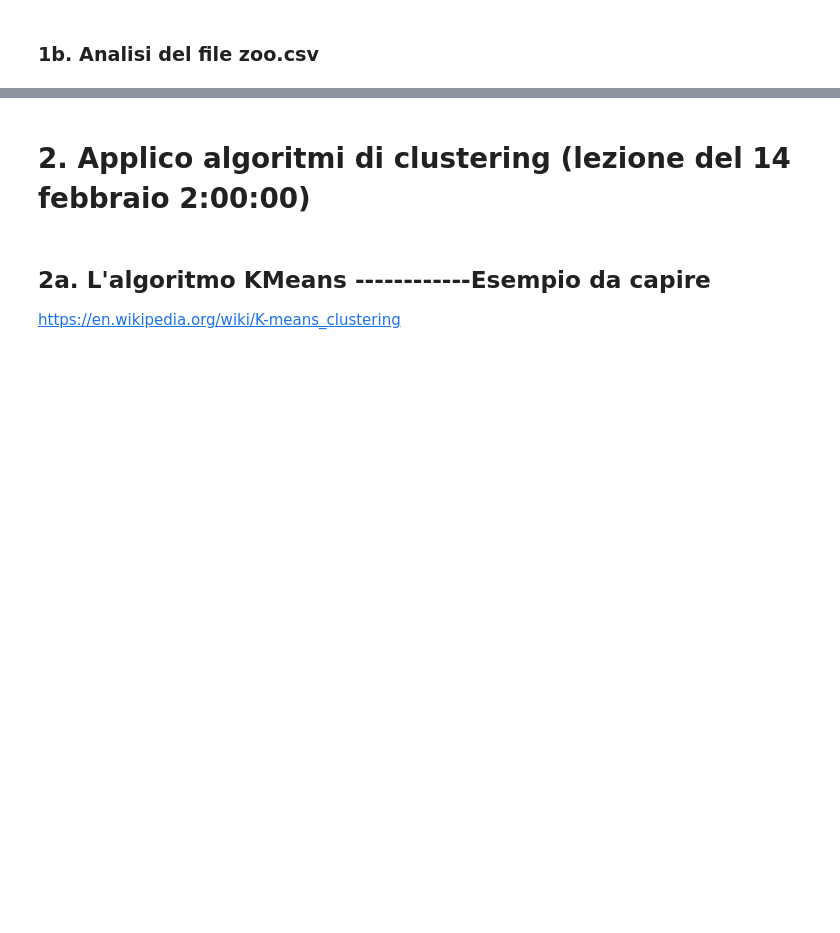
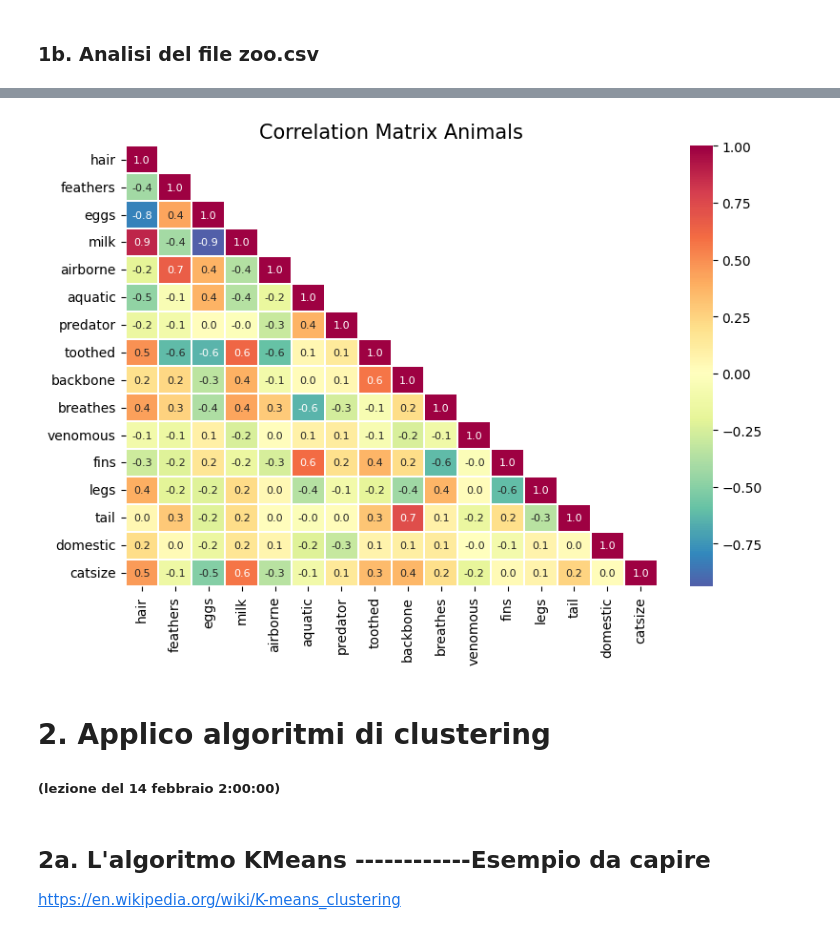
Before and after one commit to Laura1385/projectzoo, a Jupyter notebook: Maincode.ipynb, the cells around one changed output, grey strips where cells are left out. Cells and saved outputs as stored; diff of their text form; code cells hidden in the pictures; blank space fills up the shorter version.

```diff
--- a/Maincode.ipynb
+++ b/Maincode.ipynb
@@ -137 +108,9 @@ plt.show()
+# %%
+#delete coloum class_type from df_zoo before done Correlation Matrix
+df_zoo = pd.read_csv("zoo.csv")
+df = df_zoo.drop(['class_type'],axis=1)
+# %%
+ut.confusion_matrix(df)
+# %% [output]
+[figure, added]
 # %%
@@ -142,5 +128,6 @@ plt.show()
 # %% [markdown]
-# 2. Applico algoritmi di clustering (lezione del 14 febbraio 2:00:00)
+# 2. Applico algoritmi di clustering
+##### (lezione del 14 febbraio 2:00:00)
 # %% [markdown]
 ## 2a. L'algoritmo KMeans ------------Esempio da capire
 
```
Also changed, not shown: parts of 42 cells of this notebook, 3 other files.
